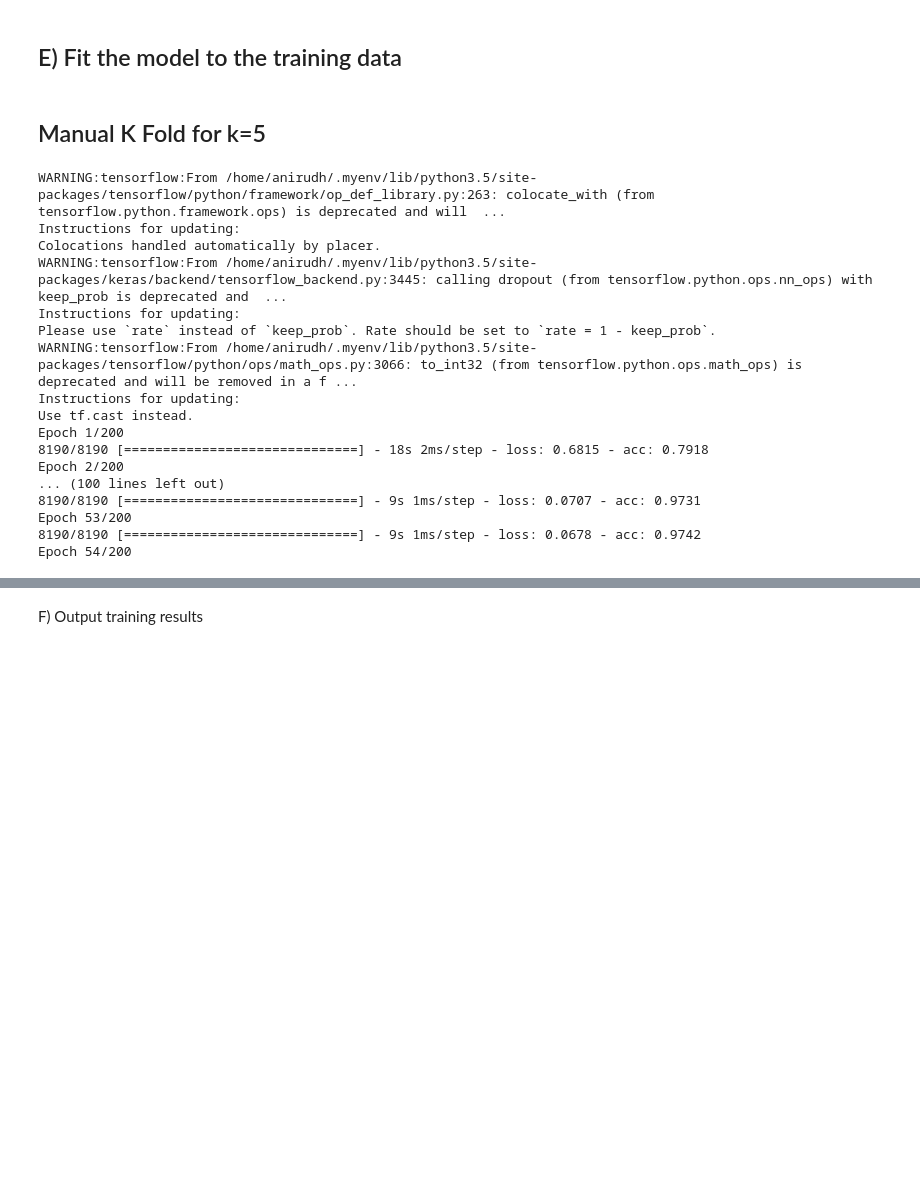
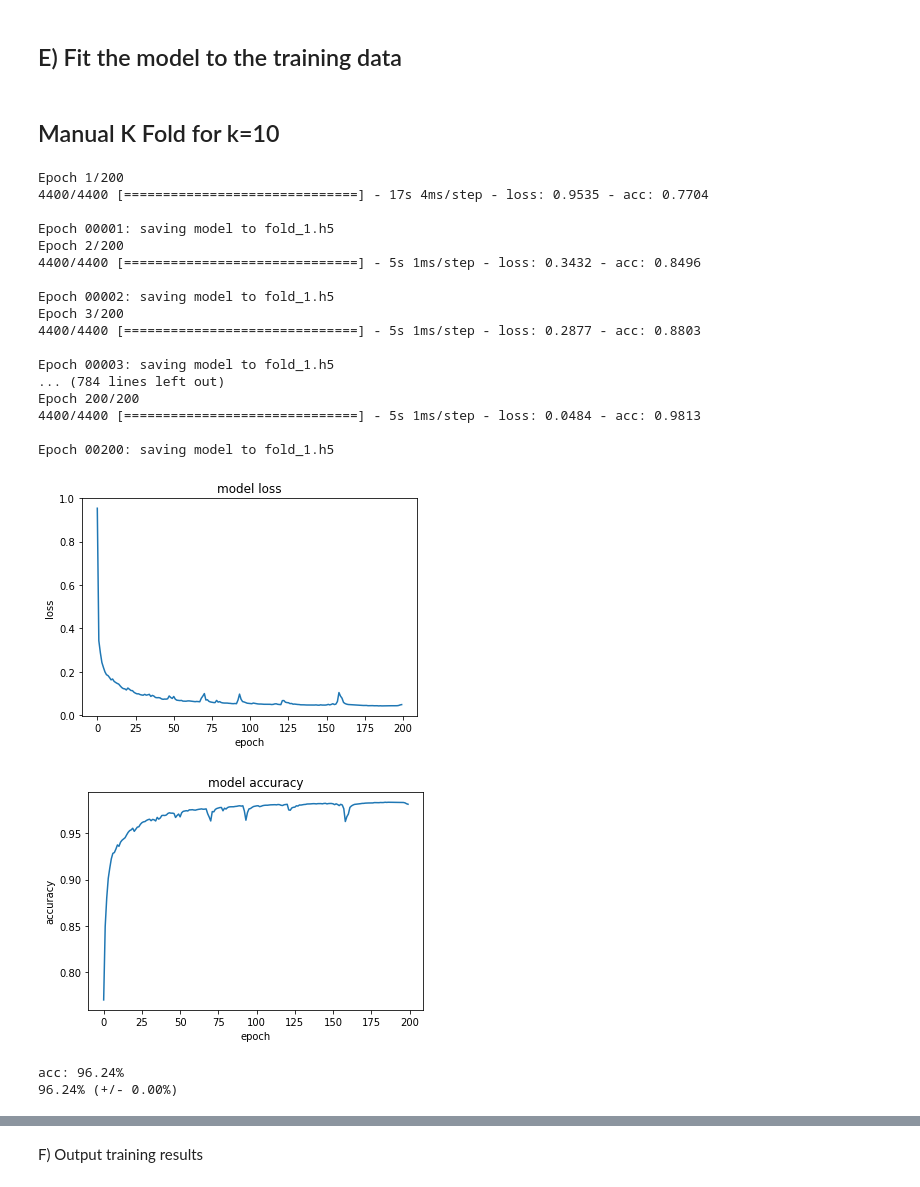
Before and after one commit to MRE-Lab-UMD/abd-skin-segmentation, a Jupyter notebook: UNET and Features/UNET-manulakfold.ipynb, the cells around one changed output, grey strips where cells are left out. Drawn from its saved outputs; the diff is of its cells as text; code cells hidden in the pictures; blank space fills up the shorter version.

Commit message:
UNET-10 k fold- results

```diff
--- a/UNET and Features/UNET-manulakfold.ipynb
+++ b/UNET and Features/UNET-manulakfold.ipynb
@@ -338,14 +347,50 @@ def skin_model():
 # %%
 # earlystopper = EarlyStopping(patience=30, verbose=1)
 # checkpointer = ModelCheckpoint('attempt2crossvalk-5.h5', verbose=1, save_best_only=True)
+# %%
+class TrainValTensorBoard(TensorBoard):
+    def __init__(self, fold, log_dir='./logs/kfold-unet/', **kwargs):
+        self.val_log_dir = os.path.join(log_dir, 'validation_fold_'+ str(fold))
+        training_log_dir = os.path.join(log_dir, 'training_fold_'+ str(fold))
+        super(TrainValTensorBoard, self).__init__(training_log_dir, **kwargs)
+
+    def set_model(self, model):
+        if context.executing_eagerly():
+            self.val_writer = tf.contrib.summary.create_file_writer(self.val_log_dir)
+        else:
+            self.val_writer = tf.summary.FileWriter(self.val_log_dir)
+        super(TrainValTensorBoard, self).set_model(model)
+
+    def _write_custom_summaries(self, step, logs=None):
+        logs = logs or {}
+        val_logs = {k.replace('val_', ''): v for k, v in logs.items() if 'val_' in k}
+        if context.executing_eagerly():
+            with self.val_writer.as_default(), tf.contrib.summary.always_record_summaries():
+                for name, value in val_logs.items():
+                    tf.contrib.summary.scalar(name, value.item(), step=step)
+        else:
+            for name, value in val_logs.items():
+                summary = tf.Summary()
+                summary_value = summary.value.add()
+                summary_value.simple_value = value.item()
+                summary_value.tag = name
+                self.val_writer.add_summary(summary, step)
+        self.val_writer.flush()
+
+        logs = {k: v for k, v in logs.items() if not 'val_' in k}
+        super(TrainValTensorBoard, self)._write_custom_summaries(step, logs)
+
+    def on_train_end(self, logs=None):
+        super(TrainValTensorBoard, self).on_train_end(logs)
+        self.val_writer.close()
 # %% [markdown]
-## Manual K Fold for k=5
+## Manual K Fold for k=10
 # %%
 from sklearn.model_selection import StratifiedKFold
 # fix random seed for reproducibility
 seed = 7
 np.random.seed(seed)
-kfold = StratifiedKFold(n_splits=10, shuffle=True, random_state=seed)
+kfold = StratifiedKFold(n_splits=2, shuffle=True, random_state=seed)
 y = np.random.choice([0, 1], size=(X_train.shape[0],))
 # %%
 # Summarize history for loss
@@ -371,30 +416,37 @@ def plotting(results,inp):
 # %%
 i=1
 cvscores = []
 for train_index,test_index in kfold.split(np.zeros(y.shape),y):
     model = skin_model()
-    results = model.fit(X_train[train_index], Y_train[train_index], batch_size=64, epochs=200, shuffle=False)
+    checkpointer = ModelCheckpoint('fold_'+ str(i) + '.h5', verbose=1)
+    results = model.fit(X_train[train_index], Y_train[train_index], batch_size=64, epochs=200, shuffle=True,
+                        callbacks=[checkpointer, cb,TrainValTensorBoard(write_graph=False, fold = i)])
     plotting(results,str(i))
     i=i+1
     scores = model.evaluate(X_train[test_index], Y_train[test_index], verbose=0)
     print("%s: %.2f%%" % (model.metrics_names[1], scores[1]*100))
     cvscores.append(scores[1] * 100)
+    break
 print("%.2f%% (+/- %.2f%%)" % (np.mean(cvscores), np.std(cvscores)))
 # %% [output]
-WARNING:tensorflow:From /home/anirudh/.myenv/lib/python3.5/site-packages/tensorflow/python/framework/op_def_library.py:263: colocate_with (from tensorflow.python.framework.ops) is deprecated and will  ...
-Instructions for updating:
-Colocations handled automatically by placer.
-WARNING:tensorflow:From /home/anirudh/.myenv/lib/python3.5/site-packages/keras/backend/tensorflow_backend.py:3445: calling dropout (from tensorflow.python.ops.nn_ops) with keep_prob is deprecated and  ...
-Instructions for updating:
-Please use `rate` instead of `keep_prob`. Rate should be set to `rate = 1 - keep_prob`.
-WARNING:tensorflow:From /home/anirudh/.myenv/lib/python3.5/site-packages/tensorflow/python/ops/math_ops.py:3066: to_int32 (from tensorflow.python.ops.math_ops) is deprecated and will be removed in a f ...
-Instructions for updating:
-Use tf.cast instead.
 Epoch 1/200
-8190/8190 [==============================] - 18s 2ms/step - loss: 0.6815 - acc: 0.7918
+4400/4400 [==============================] - 17s 4ms/step - loss: 0.9535 - acc: 0.7704
+
+Epoch 00001: saving model to fold_1.h5
 Epoch 2/200
-... (100 lines left out)
-8190/8190 [==============================] - 9s 1ms/step - loss: 0.0707 - acc: 0.9731
-Epoch 53/200
-8190/8190 [==============================] - 9s 1ms/step - loss: 0.0678 - acc: 0.9742
-Epoch 54/200
+4400/4400 [==============================] - 5s 1ms/step - loss: 0.3432 - acc: 0.8496
+
+Epoch 00002: saving model to fold_1.h5
+Epoch 3/200
+4400/4400 [==============================] - 5s 1ms/step - loss: 0.2877 - acc: 0.8803
+
+Epoch 00003: saving model to fold_1.h5
+... (784 lines left out)
+Epoch 200/200
+4400/4400 [==============================] - 5s 1ms/step - loss: 0.0484 - acc: 0.9813
+
+Epoch 00200: saving model to fold_1.h5
+[figure, added]
+[figure, added]
+acc: 96.24%
+96.24% (+/- 0.00%)
```
Also changed, not shown: parts of 5 cells of this notebook.
